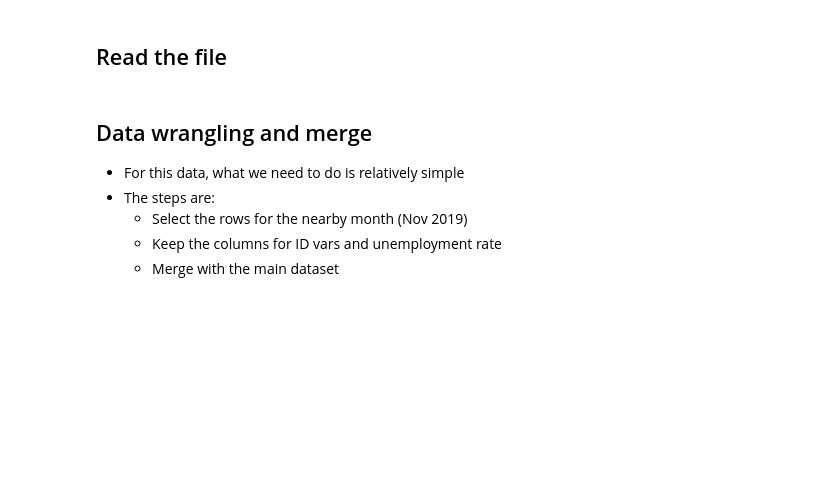
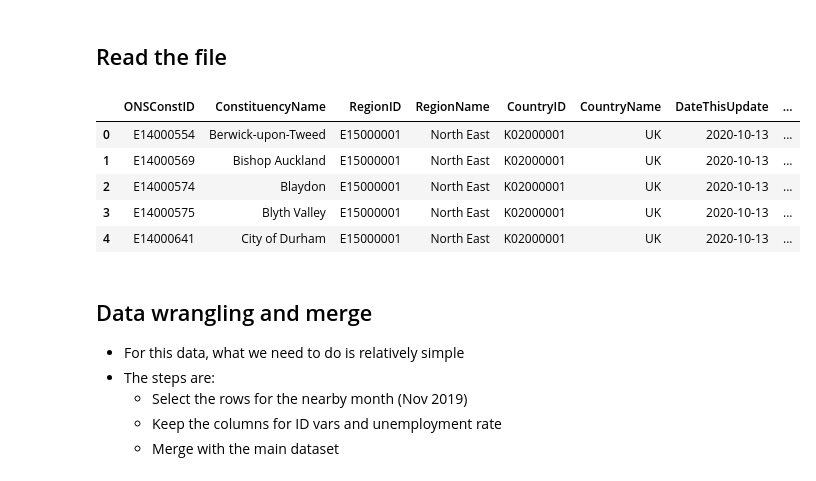
Before and after one commit to ab17254/GV918-Week04, a Jupyter notebook: Week_04_Class_Exercise_2.ipynb, the cells around one changed output. Cells and saved outputs as stored; diff of their text form; code cells hidden in the pictures; blank space fills up the shorter version.

```diff
--- a/Week_04_Class_Exercise_2.ipynb
+++ b/Week_04_Class_Exercise_2.ipynb
@@ -61,6 +61,14 @@ What we want to get from this file is the unemployment rate (or rate of unemploy
 ## Read the file
 # %%
 df_unemp = pd.read_excel('/content/GV918-UK-politics-data/Data/Unemployment.xlsx', sheet_name = "Data")
+df_unemp.head()
+# %% [output]
+|  | ONSConstID | ConstituencyName | RegionID | RegionName | CountryID | CountryName | DateThisUpdate | ... |
+| 0 | E14000554 | Berwick-upon-Tweed | E15000001 | North East | K02000001 | UK | 2020-10-13 | ... |
+| 1 | E14000569 | Bishop Auckland | E15000001 | North East | K02000001 | UK | 2020-10-13 | ... |
+| 2 | E14000574 | Blaydon | E15000001 | North East | K02000001 | UK | 2020-10-13 | ... |
+| 3 | E14000575 | Blyth Valley | E15000001 | North East | K02000001 | UK | 2020-10-13 | ... |
+| 4 | E14000641 | City of Durham | E15000001 | North East | K02000001 | UK | 2020-10-13 | ... |
 # %% [markdown]
 ## Data wrangling and merge
 
```
Also changed, not shown: parts of 5 cells of this notebook.
